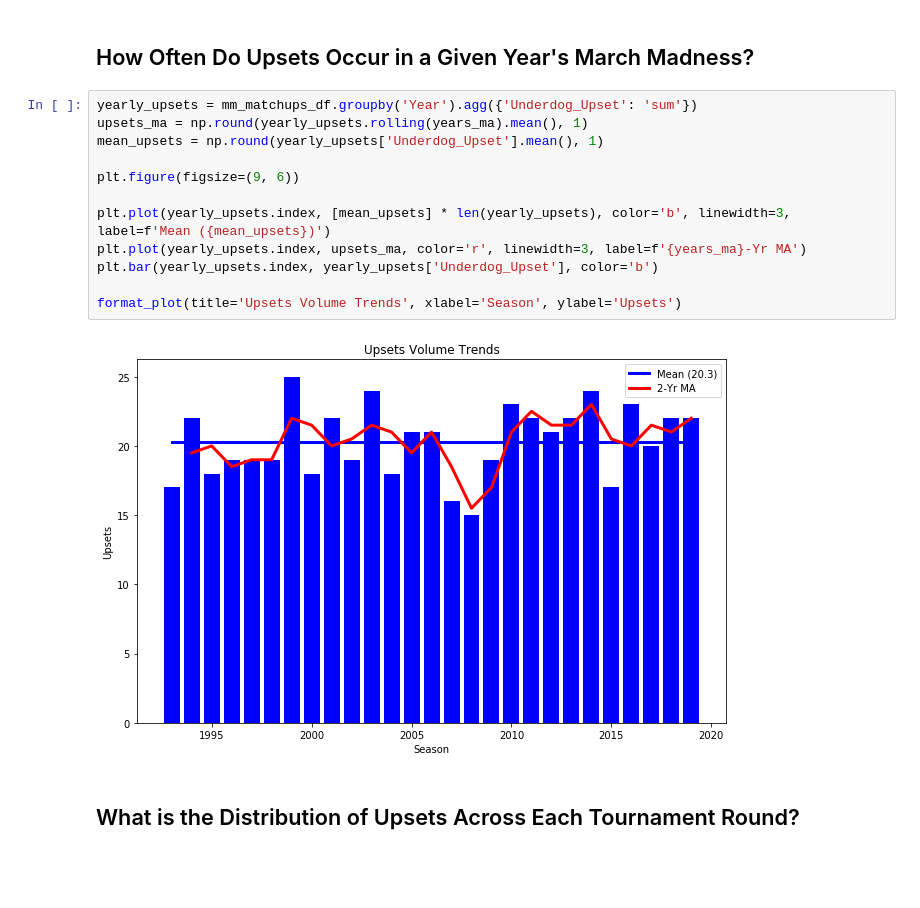
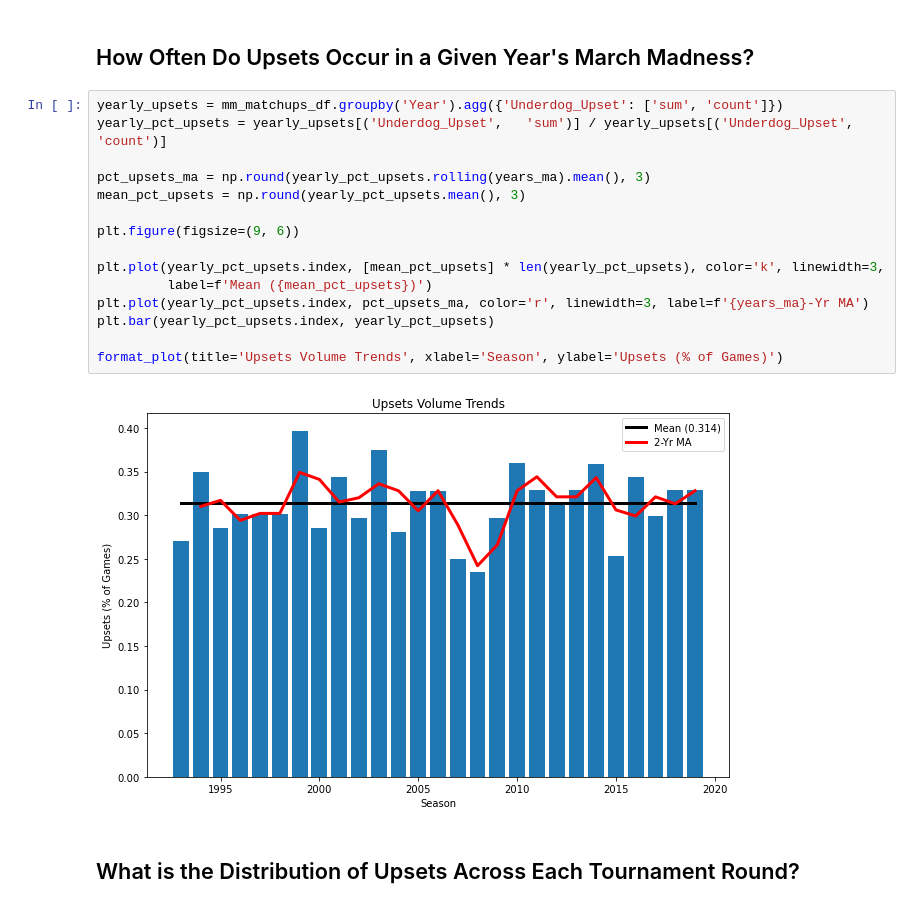
Before and after one commit to matthew-agard/March-Madness-Predictions, a Jupyter notebook: March_Madness_Predictions.ipynb, the cells around one changed output. Cells and saved outputs as stored; diff of their text form; blank space fills up the shorter version.

```diff
--- a/March_Madness_Predictions.ipynb
+++ b/March_Madness_Predictions.ipynb
@@ -305,19 +305,22 @@ format_plot(title='Base Rate Trends', xlabel='Season', ylabel='Base Rate')
 # %% [markdown]
 ## How Often Do Upsets Occur in a Given Year's March Madness?
 # %%
-yearly_upsets = mm_matchups_df.groupby('Year').agg({'Underdog_Upset': 'sum'})
-upsets_ma = np.round(yearly_upsets.rolling(years_ma).mean(), 1)
-mean_upsets = np.round(yearly_upsets['Underdog_Upset'].mean(), 1)
+yearly_upsets = mm_matchups_df.groupby('Year').agg({'Underdog_Upset': ['sum', 'count']})
+yearly_pct_upsets = yearly_upsets[('Underdog_Upset',   'sum')] / yearly_upsets[('Underdog_Upset',   'count')]
+
+pct_upsets_ma = np.round(yearly_pct_upsets.rolling(years_ma).mean(), 3)
+mean_pct_upsets = np.round(yearly_pct_upsets.mean(), 3)
 
 plt.figure(figsize=(9, 6))
 
-plt.plot(yearly_upsets.index, [mean_upsets] * len(yearly_upsets), color='b', linewidth=3, label=f'Mean ({mean_upsets})')
-plt.plot(yearly_upsets.index, upsets_ma, color='r', linewidth=3, label=f'{years_ma}-Yr MA')
-plt.bar(yearly_upsets.index, yearly_upsets['Underdog_Upset'], color='b')
+plt.plot(yearly_pct_upsets.index, [mean_pct_upsets] * len(yearly_pct_upsets), color='k', linewidth=3,
+         label=f'Mean ({mean_pct_upsets})')
+plt.plot(yearly_pct_upsets.index, pct_upsets_ma, color='r', linewidth=3, label=f'{years_ma}-Yr MA')
+plt.bar(yearly_pct_upsets.index, yearly_pct_upsets)
 
-format_plot(title='Upsets Volume Trends', xlabel='Season', ylabel='Upsets')
+format_plot(title='Upsets Volume Trends', xlabel='Season', ylabel='Upsets (% of Games)')
 # %% [output]
-[figure, old version]
+[figure, new version]
 # %% [markdown]
 ## What is the Distribution of Upsets Across Each Tournament Round?
 # %%
```
Also changed, not shown: parts of 21 cells of this notebook.
